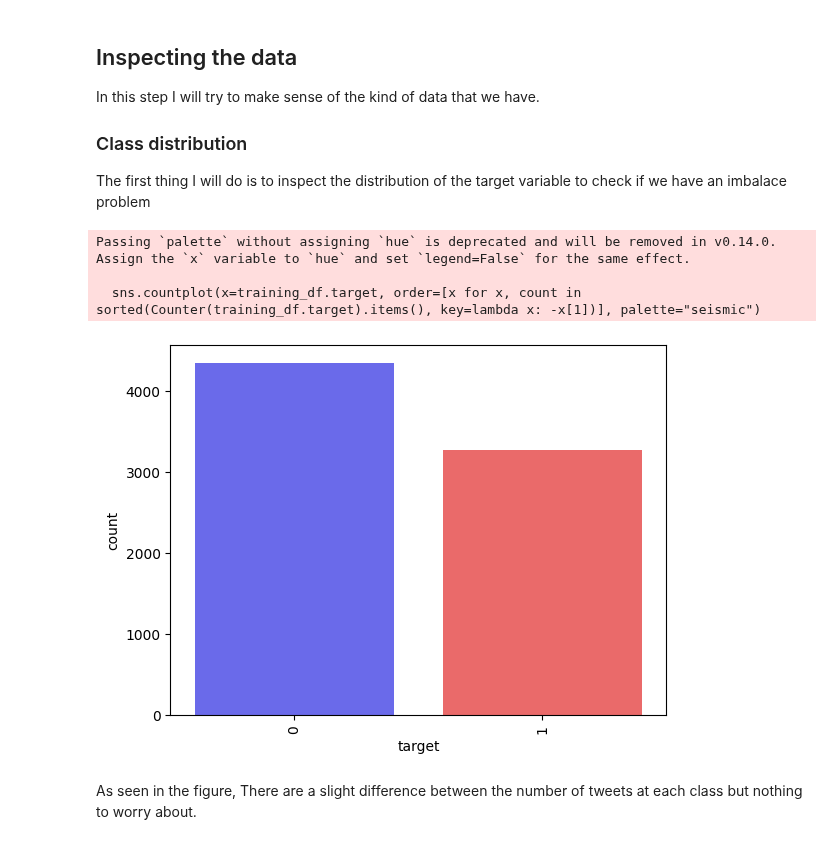
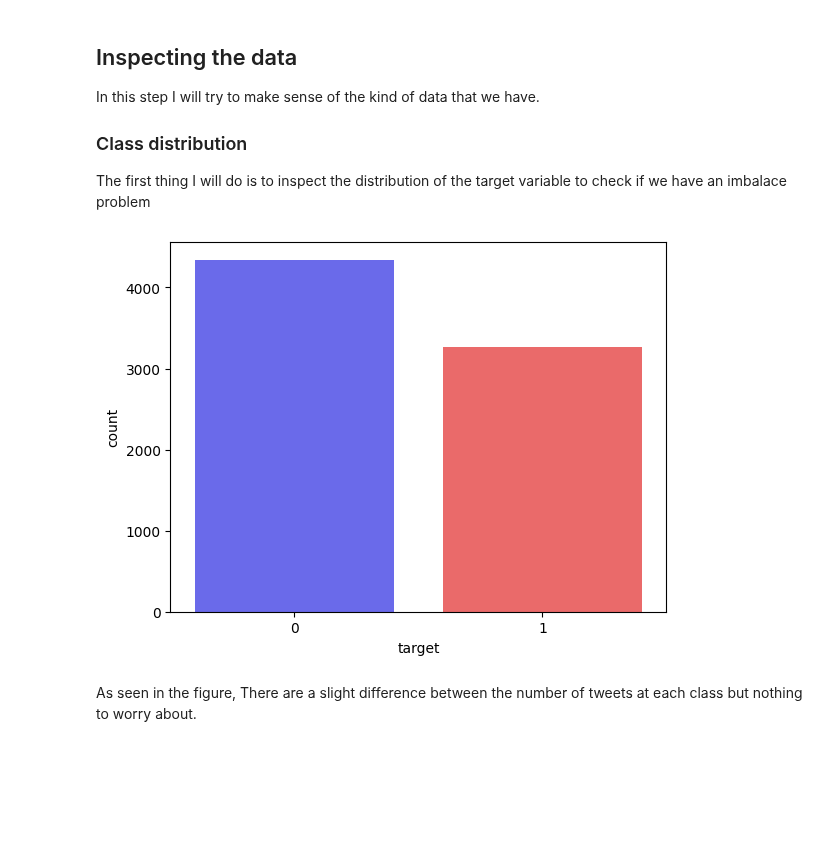
Before and after one commit to acastellanos-ie/NLP-MDBI-EN, a Jupyter notebook: text_classification_practice_dl/practice_solution.ipynb, the cells around one changed output. Saved outputs shown, nothing was run; the diff lists cells and outputs as text; code cells hidden in the pictures; blank space fills up the shorter version.

```diff
--- a/text_classification_practice_dl/practice_solution.ipynb
+++ b/text_classification_practice_dl/practice_solution.ipynb
@@ -142,14 +127,25 @@ In this step I will try to make sense of the kind of data that we have.
 ### Class distribution
 
 The first thing I will do is to inspect the distribution of the target variable to check if we have an imbalace problem
-# %%
-sns.countplot(x=training_df.target, order=[x for x, count in sorted(Counter(training_df.target).items(), key=lambda x: -x[1])], palette="seismic")
-plt.xticks(rotation=90);
-# %% [output]
-Passing `palette` without assigning `hue` is deprecated and will be removed in v0.14.0. Assign the `x` variable to `hue` and set `legend=False` for the same effect.
-
-  sns.countplot(x=training_df.target, order=[x for x, count in sorted(Counter(training_df.target).items(), key=lambda x: -x[1])], palette="seismic")
-[figure, removed]
+# %%
+import seaborn as sns
+from collections import Counter
+
+# Build your order
+order = [lab for lab, _ in sorted(Counter(training_df.target).items(), key=lambda x: -x[1])]
+
+# Now tell countplot to use 'target' as both x and hue
+sns.countplot(
+    x="target",
+    hue="target",
+    data=training_df,
+    order=order,
+    palette="seismic",
+    dodge=False,      # so you don't get side-by-side bars
+    legend=False      # hides the pointless legend
+);
+# %% [output]
+[figure, added]
 # %% [markdown]
 As seen in the figure, There are a slight difference between the number of tweets at each class but nothing to worry about.
 # %% [markdown]
```
Also changed, not shown: parts of 39 cells of this notebook.
